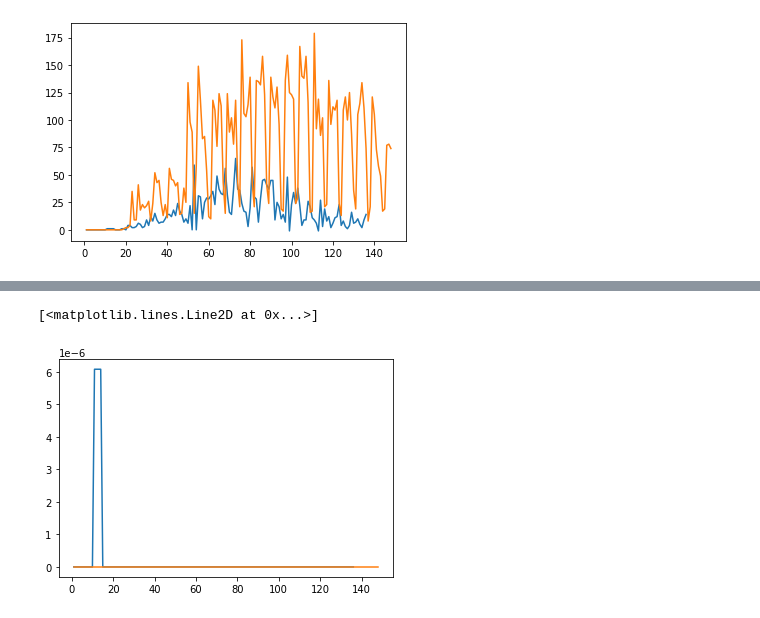
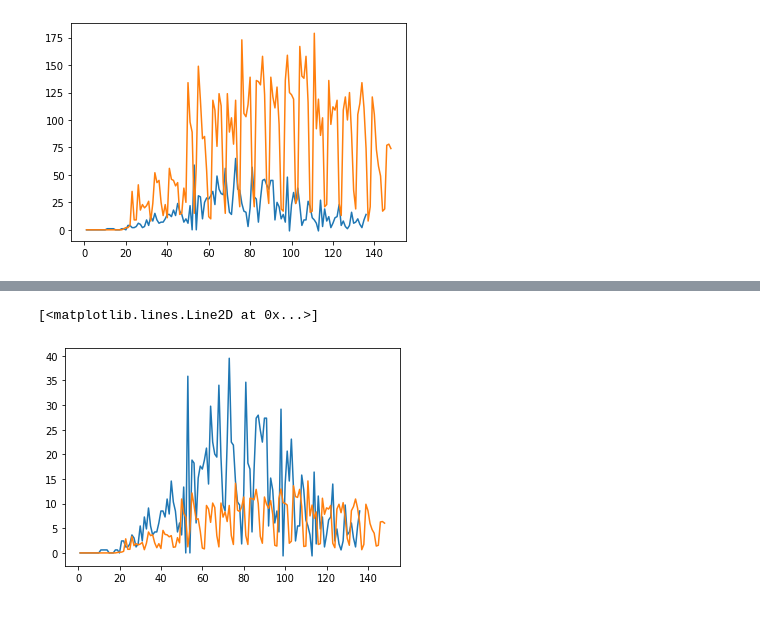
Before and after one commit to mathlimma/data-science-project-1, a Jupyter notebook: covid19.ipynb, the cells around one changed output, grey strips where cells are left out. Drawn from its saved outputs; the diff is of its cells as text; code cells hidden in the pictures.

Commit message:
add: deaths comparison between Recife & Sao Paulo

```diff
--- a/covid19.ipynb
+++ b/covid19.ipynb
@@ -113,6 +141,7 @@ deaths_per_pop('deaths_per_day_10', covidRecife)
 # %%
-plt.plot(covidRecife['order_for_place'], covidRecife['deaths_per_day_10'], label="line 1")
-plt.plot(covidSP['order_for_place'], covidSP['deaths_per_day_1k'], label="line 2")
+# linha azul => recife / linha laranja => São Paulo
+plt.plot(covidRecife['order_for_place'], covidRecife['deaths_per_day_per_1kk_inhabitants'], label="line 1")
+plt.plot(covidSP['order_for_place'], covidSP['deaths_per_day_per_1kk_inhabitants'], label="line 2")
 # %% [output]
 [<matplotlib.lines.Line2D at 0x...>]
-[figure, old version]
+[figure, new version]
```
Also changed, not shown: parts of 3 cells of this notebook, 1 other file.
